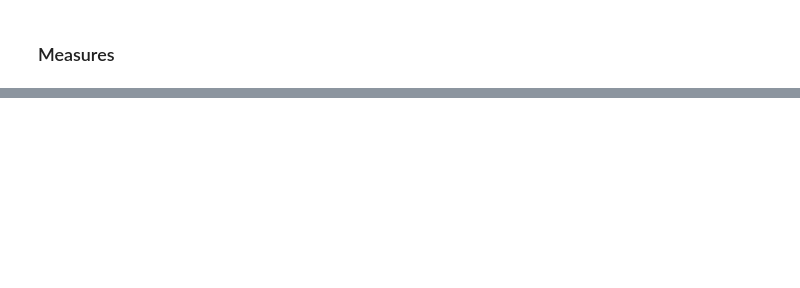
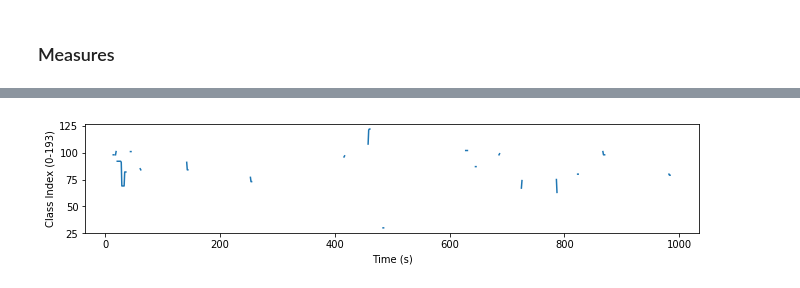
Before and after one commit to shayenne/IAmelodyDNN, a Jupyter notebook: Making Predictions.ipynb, the cells around one changed output, grey strips where cells are left out. Drawn from its saved outputs; the diff is of its cells as text; code cells hidden in the pictures; blank space fills up the shorter version.

```diff
--- a/Making Predictions.ipynb
+++ b/Making Predictions.ipynb
@@ -242,0 +425,17 @@ plt.show()
+# %%
+# We have doubled vocal answers
+res = []
+
+for j in range(len(ynotes)):
+    res.append(int(vocal[j]*float(ynotes[j])))
+    if res[j] == 0:
+        res[j] = None
+
+# Plot melodic line from annotation
+plt.figure(figsize=(11,2))
+plt.plot(res)
+plt.xlabel('Time (s)')
+plt.ylabel('Class Index (0-193)')
+plt.show()
+# %% [output]
+[figure, added]
```
Also changed, not shown: parts of 26 cells of this notebook.
